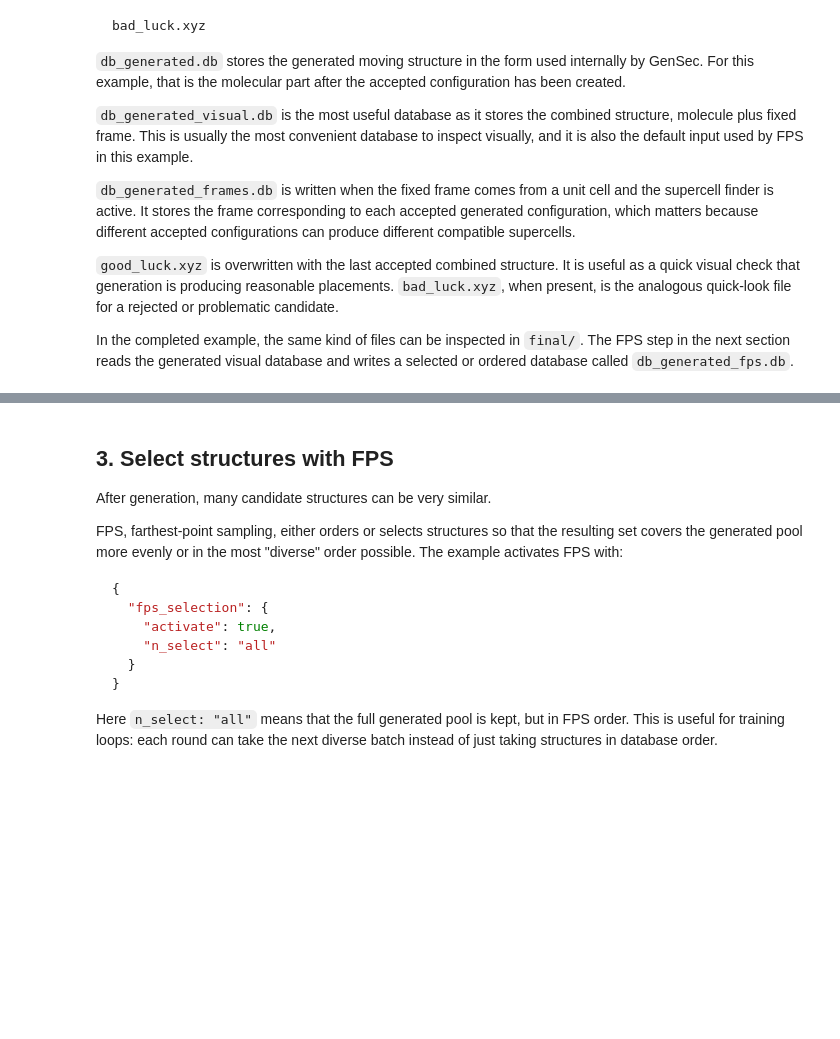
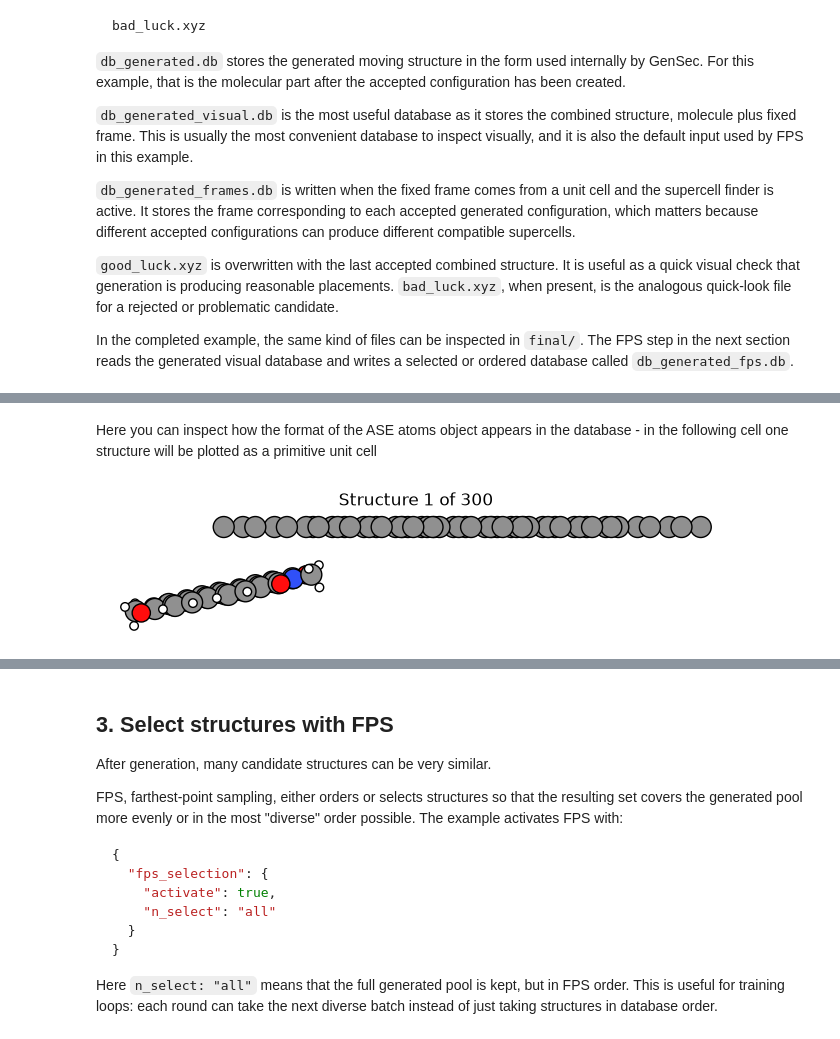
Before and after one commit to sabia-group/gensec, a Jupyter notebook: tutorial/tutorial.ipynb, the cells around one changed output, grey strips where cells are left out. Cells and saved outputs as stored; diff of their text form; code cells hidden in the pictures; blank space fills up the shorter version.

Commit message:
Added interactive visualization after initial .db creation section

```diff
--- a/tutorial/tutorial.ipynb
+++ b/tutorial/tutorial.ipynb
@@ -424,0 +458,14 @@ In the completed example, the same kind of files can be inspected in `final/`. T
+# %%
+FINAL = TUTORIAL / 'final'
+db = connect(FINAL / 'db_generated_visual.db') # Change this to the database that you would like to visualize
+
+row = next(db.select())
+atoms = row.toatoms()
+
+print("Structures:", db.count())
+print("First row ID:", row.id)
+print("Formula:", atoms.get_chemical_formula())
+print("Atoms:", len(atoms))
+print("First five positions (angstrom):")
+print(atoms.positions[:5])
+print("Periodic boundaries:", atoms.pbc)
@@ -424,0 +484,18 @@ In the completed example, the same kind of files can be inspected in `final/`. T
+# %% [markdown]
+Here you can inspect how the format of the ASE atoms object appears in the database - in the following cell one structure will be plotted as a primitive unit cell
+# %%
+%matplotlib inline
+from ase.visualize.plot import plot_atoms
+
+rows = list(db.select())
+frame = 0  # Change this to examine various structures in the database
+
+atoms = rows[frame].toatoms()
+fig, ax = plt.subplots(figsize=(8, 5))
+plot_atoms(atoms, ax, rotation="90x", show_unit_cell=0)
+ax.set_title(f"Structure {frame + 1} of {len(rows)}")
+ax.axis("off")
+plt.show()
+plt.close(fig)
+# %% [output]
+[figure, added]
```
Also changed, not shown: parts of 9 cells of this notebook.
